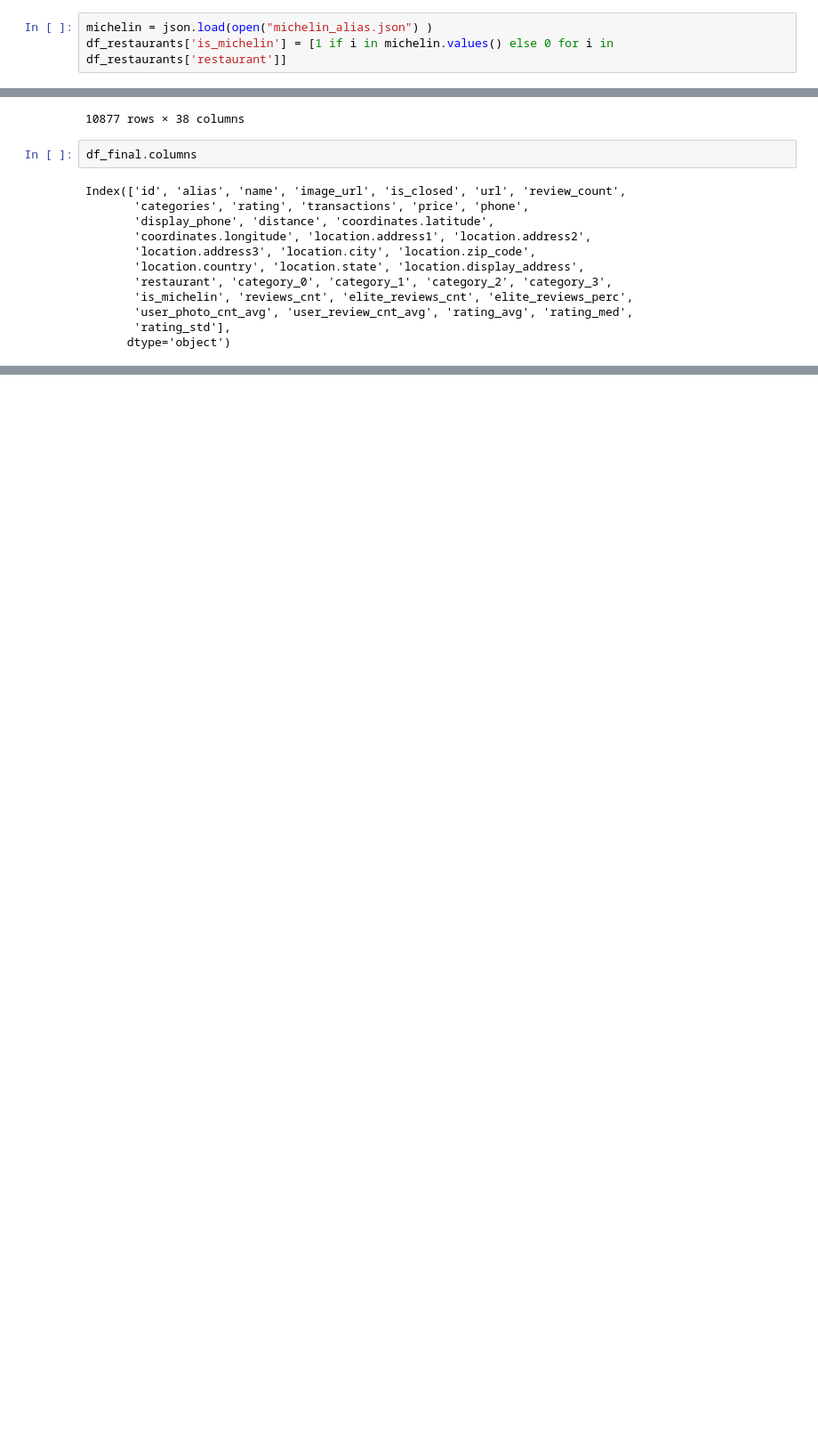
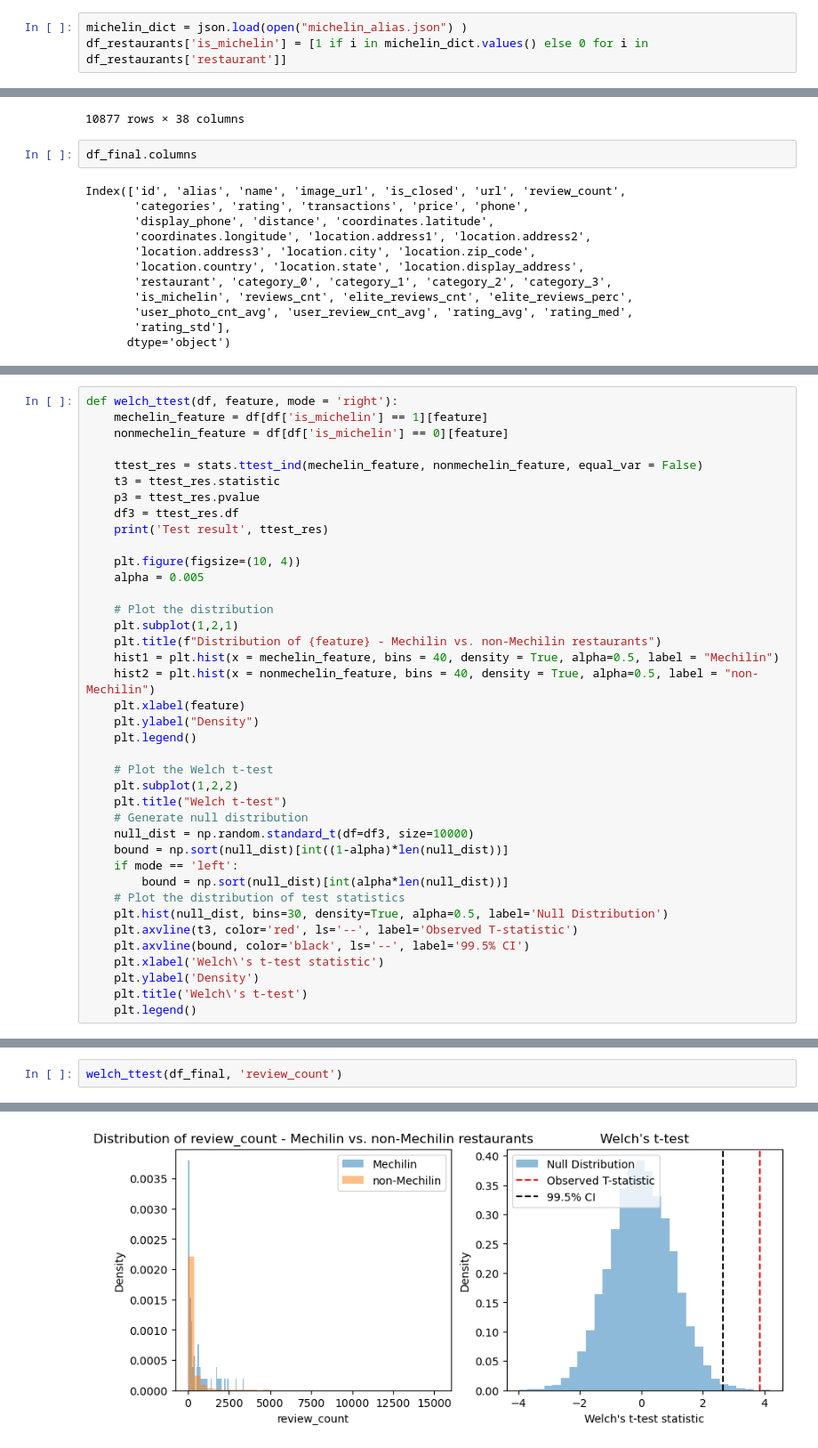
Before and after one commit to mabdullah-nyu/DSGA-1007-Project, a Jupyter notebook: data cleaning&EDA.ipynb, the cells around one changed output, grey strips where cells are left out. Shown at 89% size. Drawn from its saved outputs; the diff is of its cells as text; blank space fills up the shorter version.

Commit message:
Add files via upload
michelin vs. nonmichelin

```diff
--- a/data cleaning&EDA.ipynb
+++ b/data cleaning&EDA.ipynb
@@ -80,5 +109,5 @@ df_restaurants = load_restaurant_data('restaurants.json')
 #df_restaurants2 = load_restaurant_data('restaurants2.json')
 #df_restaurants = pd.concat([df_restaurants1,df_restaurants2], ignore_index=True)
 # %%
-michelin = json.load(open("michelin_alias.json") )
-df_restaurants['is_michelin'] = [1 if i in michelin.values() else 0 for i in df_restaurants['restaurant']]
+michelin_dict = json.load(open("michelin_alias.json") )
+df_restaurants['is_michelin'] = [1 if i in michelin_dict.values() else 0 for i in df_restaurants['restaurant']]
@@ -223,0 +205,39 @@ nyc_map
+# %%
+def welch_ttest(df, feature, mode = 'right'):
+    mechelin_feature = df[df['is_michelin'] == 1][feature]
+    nonmechelin_feature = df[df['is_michelin'] == 0][feature]
+
+    ttest_res = stats.ttest_ind(mechelin_feature, nonmechelin_feature, equal_var = False)
+    t3 = ttest_res.statistic
+    p3 = ttest_res.pvalue
+    df3 = ttest_res.df
+    print('Test result', ttest_res)
+
+    plt.figure(figsize=(10, 4))
+    alpha = 0.005
+
+    # Plot the distribution
+    plt.subplot(1,2,1)
+    plt.title(f"Distribution of {feature} - Mechilin vs. non-Mechilin restaurants")
+    hist1 = plt.hist(x = mechelin_feature, bins = 40, density = True, alpha=0.5, label = "Mechilin")
+    hist2 = plt.hist(x = nonmechelin_feature, bins = 40, density = True, alpha=0.5, label = "non-Mechilin")
+    plt.xlabel(feature)
+    plt.ylabel("Density")
+    plt.legend()
+
+    # Plot the Welch t-test
+    plt.subplot(1,2,2)
+    plt.title("Welch t-test")
+    # Generate null distribution
+    null_dist = np.random.standard_t(df=df3, size=10000)
+    bound = np.sort(null_dist)[int((1-alpha)*len(null_dist))]
+    if mode == 'left':
+        bound = np.sort(null_dist)[int(alpha*len(null_dist))]
+    # Plot the distribution of test statistics
+    plt.hist(null_dist, bins=30, density=True, alpha=0.5, label='Null Distribution')
+    plt.axvline(t3, color='red', ls='--', label='Observed T-statistic')
+    plt.axvline(bound, color='black', ls='--', label='99.5% CI')
+    plt.xlabel('Welch\'s t-test statistic')
+    plt.ylabel('Density')
+    plt.title('Welch\'s t-test')
+    plt.legend()
@@ -223,0 +254,3 @@ nyc_map
+# %%
+welch_ttest(df_final, 'review_count')
+# %% [output]
@@ -223,0 +258 @@ nyc_map
+[figure, added]
```
Also changed, not shown: parts of 52 cells of this notebook.
